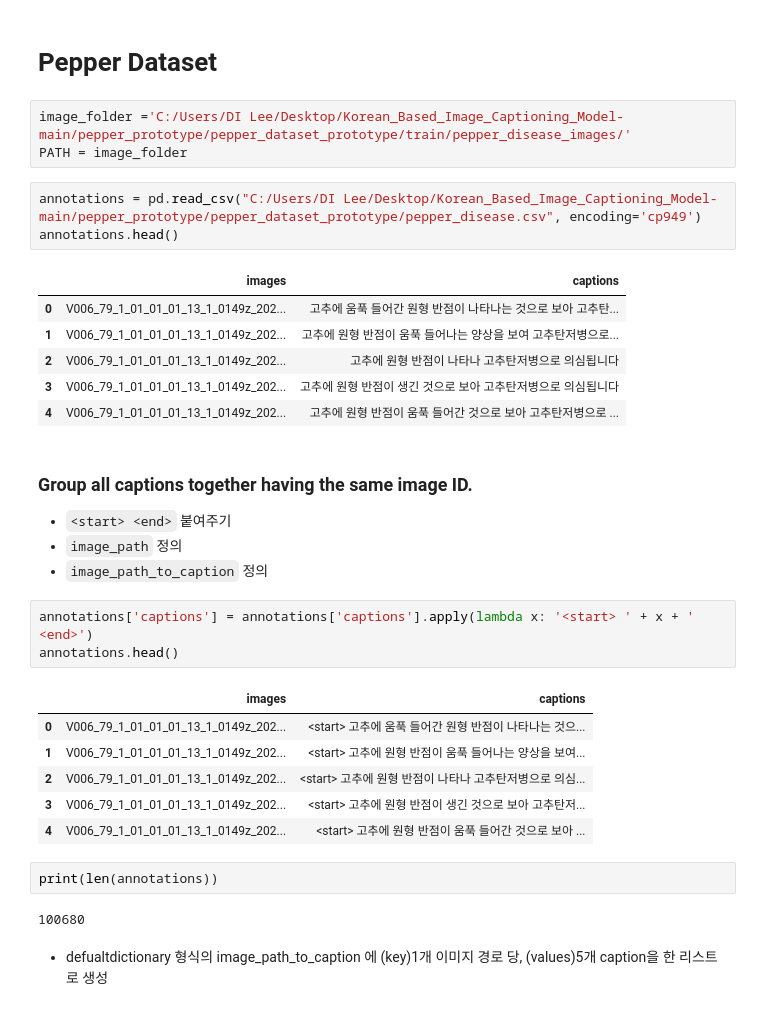
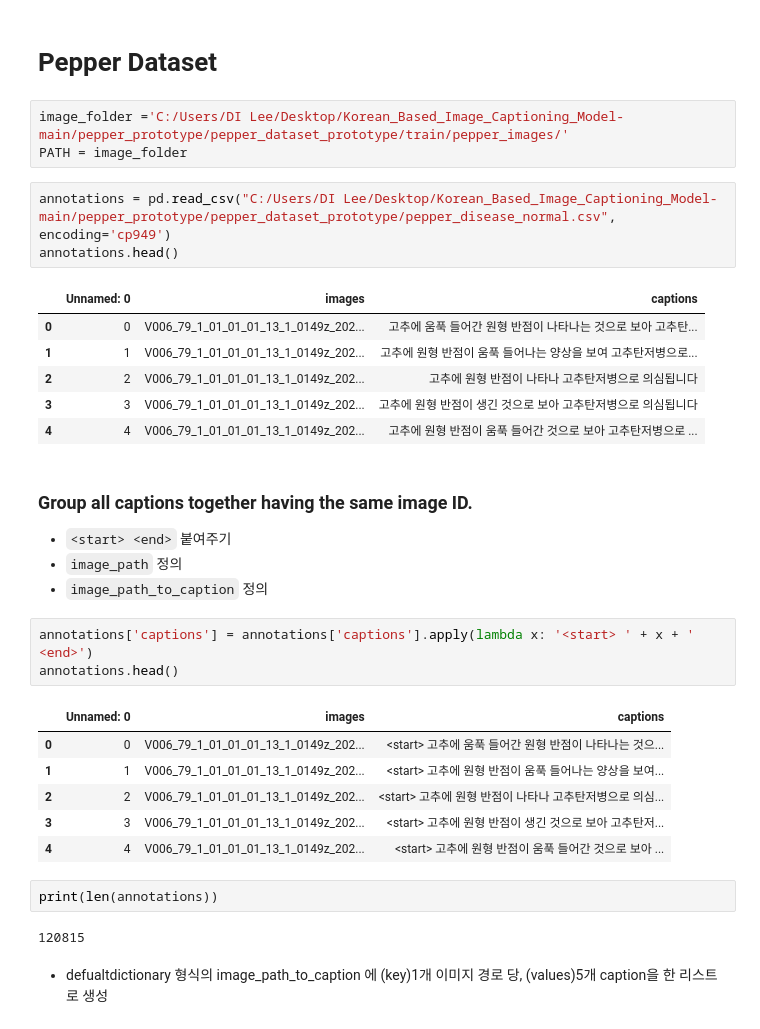
Before and after one commit to DI-LEE/crop-disease-diagnosis-service, a Jupyter notebook: image_captioning_ResNet_prototype.ipynb, the cells around one changed output. Drawn from its saved outputs; the diff is of its cells as text.

```diff
--- a/image_captioning_ResNet_prototype.ipynb
+++ b/image_captioning_ResNet_prototype.ipynb
@@ -44,18 +44,18 @@ True
 # %% [markdown]
 # Pepper Dataset
 # %%
-image_folder ='C:/Users/DI Lee/Desktop/Korean_Based_Image_Captioning_Model-main/pepper_prototype/pepper_dataset_prototype/train/pepper_disease_images/'
+image_folder ='C:/Users/DI Lee/Desktop/Korean_Based_Image_Captioning_Model-main/pepper_prototype/pepper_dataset_prototype/train/pepper_images/'
 PATH = image_folder
 # %%
-annotations = pd.read_csv("C:/Users/DI Lee/Desktop/Korean_Based_Image_Captioning_Model-main/pepper_prototype/pepper_dataset_prototype/pepper_disease.csv", encoding='cp949')
+annotations = pd.read_csv("C:/Users/DI Lee/Desktop/Korean_Based_Image_Captioning_Model-main/pepper_prototype/pepper_dataset_prototype/pepper_disease_normal.csv", encoding='cp949')
 annotations.head()
 # %% [output]
-|  | images | captions |
-| 0 | V006_79_1_01_01_01_13_1_0149z_202... | 고추에 움푹 들어간 원형 반점이 나타나는 것으로 보아 고추탄... |
-| 1 | V006_79_1_01_01_01_13_1_0149z_202... | 고추에 원형 반점이 움푹 들어나는 양상을 보여 고추탄저병으로... |
-| 2 | V006_79_1_01_01_01_13_1_0149z_202... | 고추에 원형 반점이 나타나 고추탄저병으로 의심됩니다 |
-| 3 | V006_79_1_01_01_01_13_1_0149z_202... | 고추에 원형 반점이 생긴 것으로 보아 고추탄저병으로 의심됩니다 |
-| 4 | V006_79_1_01_01_01_13_1_0149z_202... | 고추에 원형 반점이 움푹 들어간 것으로 보아 고추탄저병으로 ... |
+|  | Unnamed: 0 | images | captions |
+| 0 | 0 | V006_79_1_01_01_01_13_1_0149z_202... | 고추에 움푹 들어간 원형 반점이 나타나는 것으로 보아 고추탄... |
+| 1 | 1 | V006_79_1_01_01_01_13_1_0149z_202... | 고추에 원형 반점이 움푹 들어나는 양상을 보여 고추탄저병으로... |
+| 2 | 2 | V006_79_1_01_01_01_13_1_0149z_202... | 고추에 원형 반점이 나타나 고추탄저병으로 의심됩니다 |
+| 3 | 3 | V006_79_1_01_01_01_13_1_0149z_202... | 고추에 원형 반점이 생긴 것으로 보아 고추탄저병으로 의심됩니다 |
+| 4 | 4 | V006_79_1_01_01_01_13_1_0149z_202... | 고추에 원형 반점이 움푹 들어간 것으로 보아 고추탄저병으로 ... |
 # %% [markdown]
 ### Group all captions together having the same image ID.
 * `<start> <end>` 붙여주기
@@ -65,16 +65,16 @@ annotations.head()
 annotations['captions'] = annotations['captions'].apply(lambda x: '<start> ' + x + ' <end>')
 annotations.head()
 # %% [output]
-|  | images | captions |
-| 0 | V006_79_1_01_01_01_13_1_0149z_202... | <start> 고추에 움푹 들어간 원형 반점이 나타나는 것으... |
-| 1 | V006_79_1_01_01_01_13_1_0149z_202... | <start> 고추에 원형 반점이 움푹 들어나는 양상을 보여... |
-| 2 | V006_79_1_01_01_01_13_1_0149z_202... | <start> 고추에 원형 반점이 나타나 고추탄저병으로 의심... |
-| 3 | V006_79_1_01_01_01_13_1_0149z_202... | <start> 고추에 원형 반점이 생긴 것으로 보아 고추탄저... |
-| 4 | V006_79_1_01_01_01_13_1_0149z_202... | <start> 고추에 원형 반점이 움푹 들어간 것으로 보아 ... |
+|  | Unnamed: 0 | images | captions |
+| 0 | 0 | V006_79_1_01_01_01_13_1_0149z_202... | <start> 고추에 움푹 들어간 원형 반점이 나타나는 것으... |
+| 1 | 1 | V006_79_1_01_01_01_13_1_0149z_202... | <start> 고추에 원형 반점이 움푹 들어나는 양상을 보여... |
+| 2 | 2 | V006_79_1_01_01_01_13_1_0149z_202... | <start> 고추에 원형 반점이 나타나 고추탄저병으로 의심... |
+| 3 | 3 | V006_79_1_01_01_01_13_1_0149z_202... | <start> 고추에 원형 반점이 생긴 것으로 보아 고추탄저... |
+| 4 | 4 | V006_79_1_01_01_01_13_1_0149z_202... | <start> 고추에 원형 반점이 움푹 들어간 것으로 보아 ... |
 # %%
 print(len(annotations))
 # %% [output]
-100680
+120815
 # %% [markdown]
 * defualtdictionary 형식의 image_path_to_caption 에 (key)1개 이미지 경로 당, (values)5개 caption을 한 리스트로 생성
 # %%
```
Also changed, not shown: parts of 16 cells of this notebook, 1 other file.
